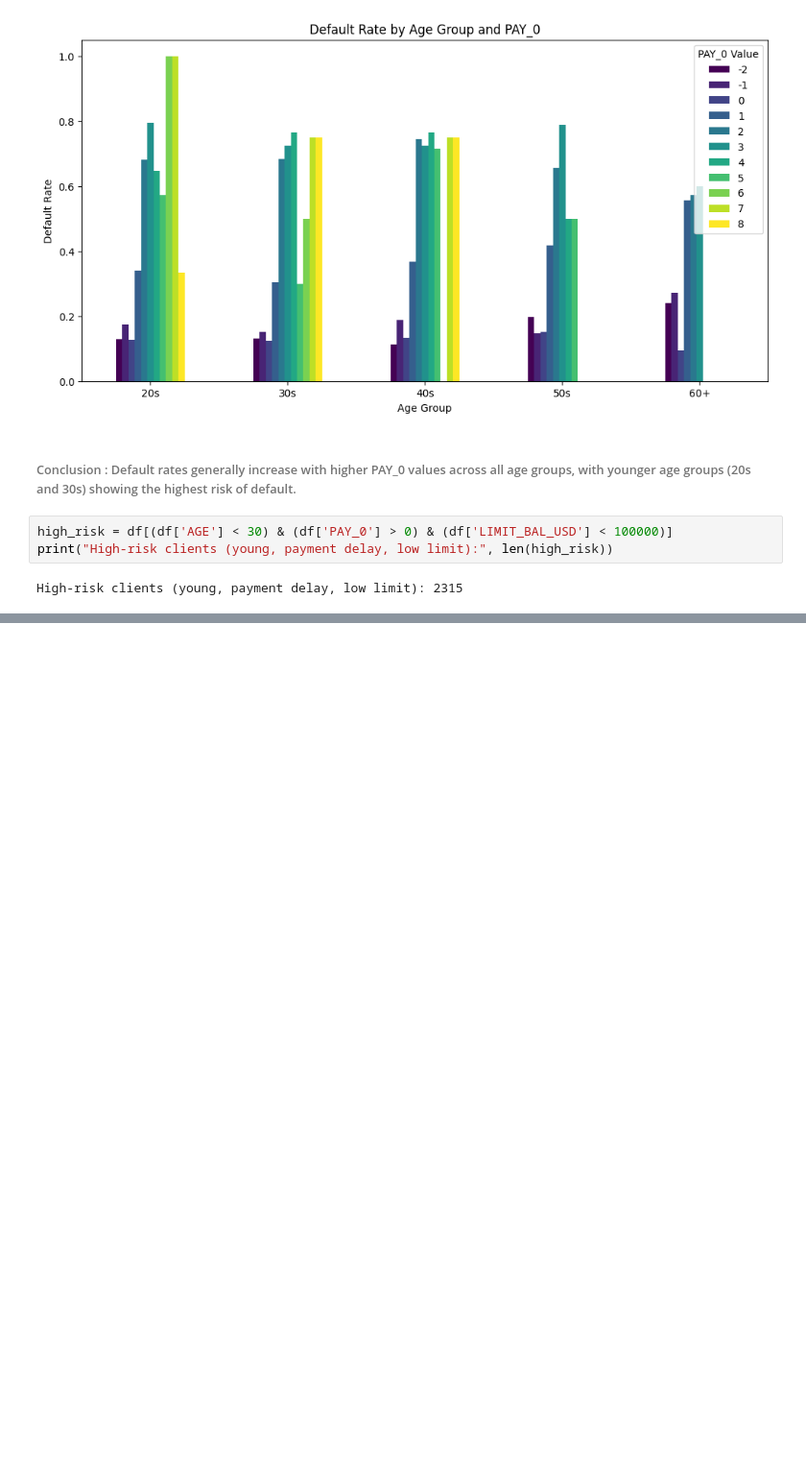
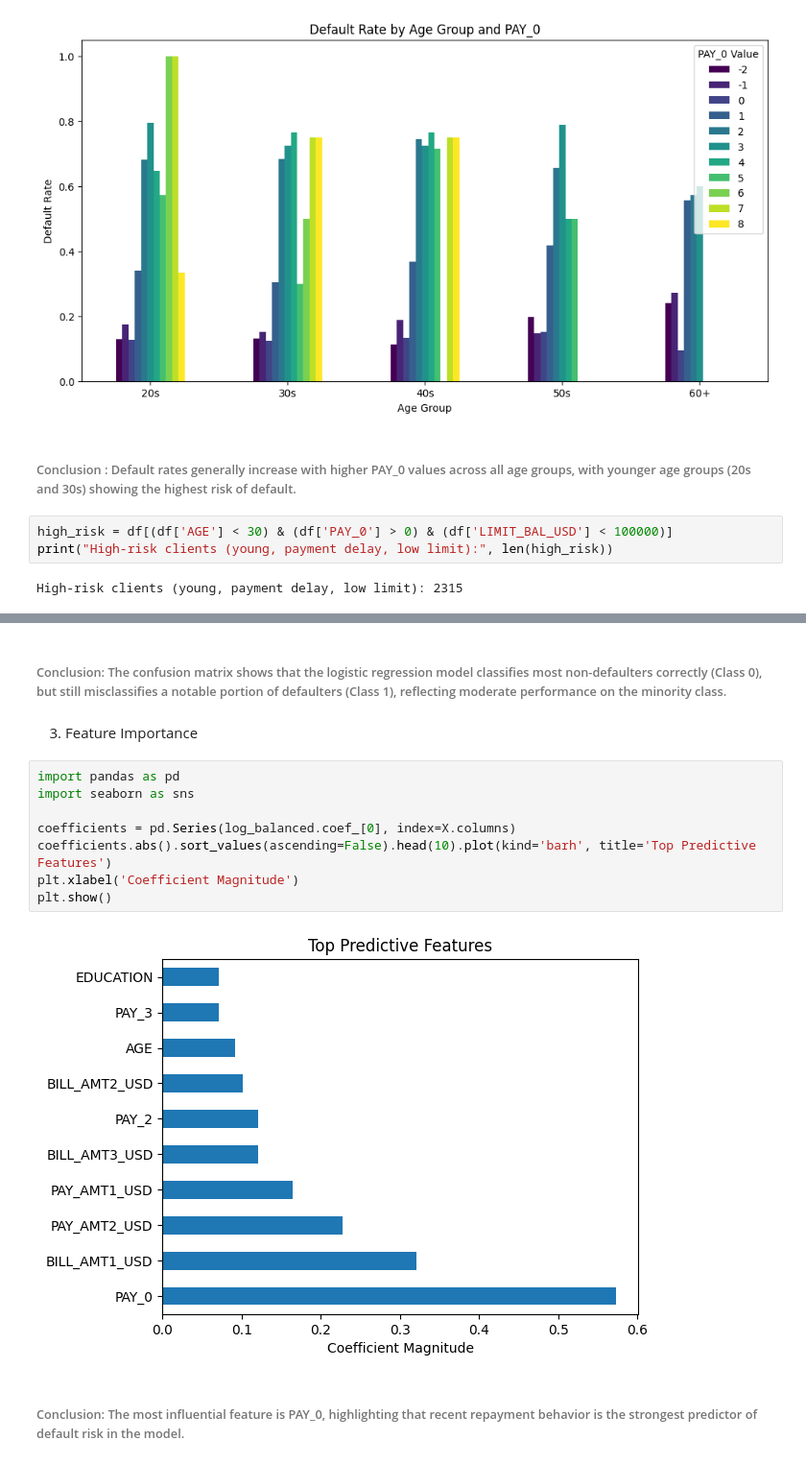
Before and after one commit to sonakshiprojects/CreditEDAproject, a Jupyter notebook: eda.ipynb, the cells around one changed output, grey strips where cells are left out. Shown at 96% size. Drawn from its saved outputs; the diff is of its cells as text; blank space fills up the shorter version.

```diff
--- a/eda.ipynb
+++ b/eda.ipynb
@@ -354,0 +421,16 @@ High-risk clients (young, payment delay, low limit): 2315
+# %% [markdown]
+######  Conclusion: The confusion matrix shows that the logistic regression model classifies most non-defaulters correctly (Class 0), but still misclassifies a notable portion of defaulters (Class 1), reflecting moderate performance on the minority class.
+# %% [markdown]
+3. Feature Importance
+# %%
+import pandas as pd
+import seaborn as sns
+
+coefficients = pd.Series(log_balanced.coef_[0], index=X.columns)
+coefficients.abs().sort_values(ascending=False).head(10).plot(kind='barh', title='Top Predictive Features')
+plt.xlabel('Coefficient Magnitude')
+plt.show()
+# %% [output]
+[figure, added]
+# %% [markdown]
+###### Conclusion: The most influential feature is PAY_0, highlighting that recent repayment behavior is the strongest predictor of default risk in the model.
```
Also changed, not shown: parts of 9 cells of this notebook.
